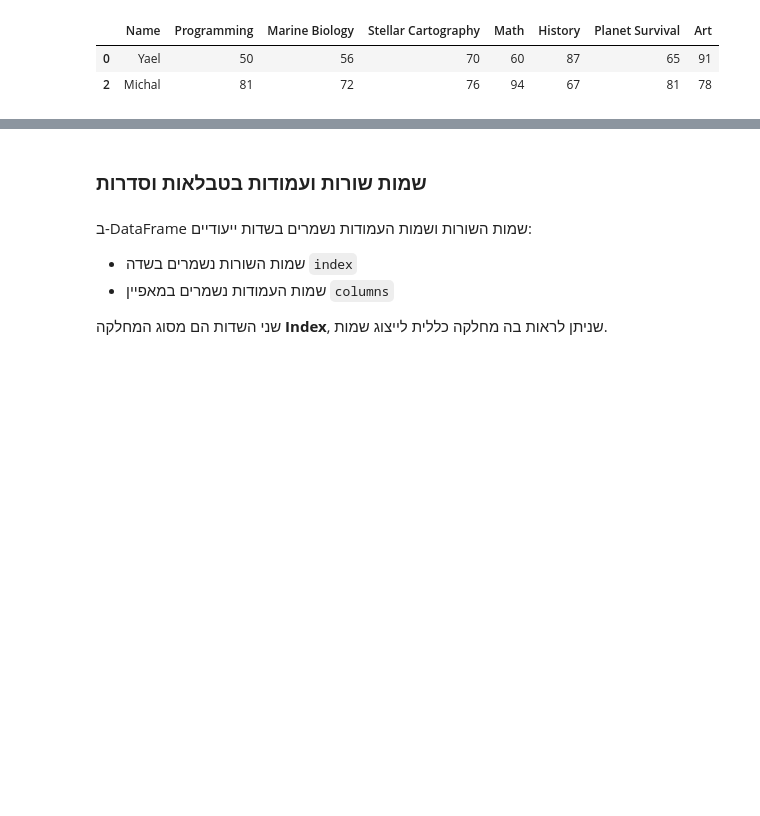
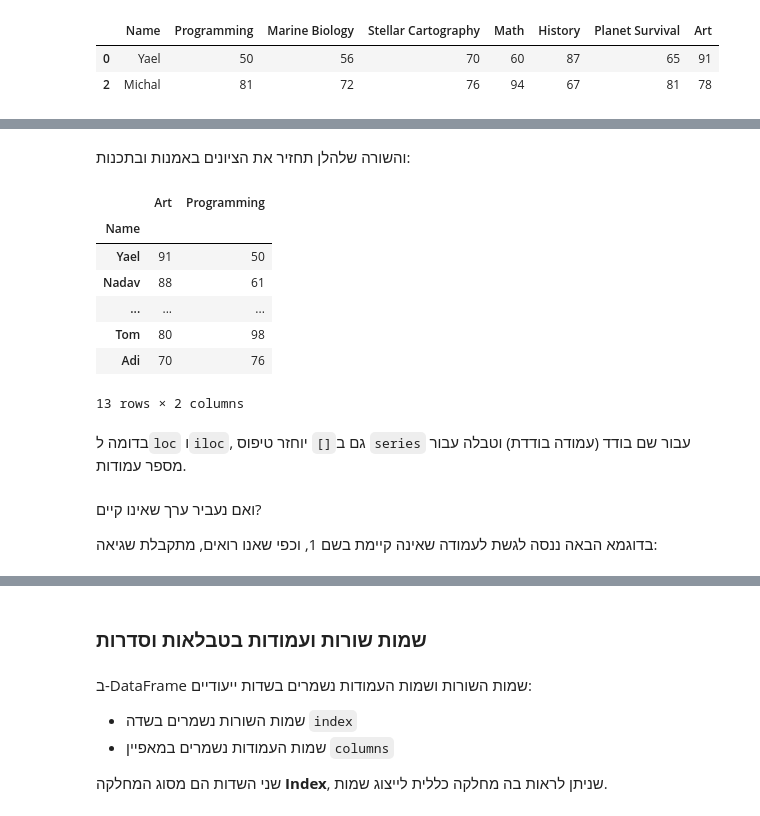
Before and after one commit to hag007/virtual-pyprog, a Jupyter notebook: 19_3_access-df.ipynb, the cells around one changed output, grey strips where cells are left out. Drawn from its saved outputs; the diff is of its cells as text; code cells hidden in the pictures; blank space fills up the shorter version.

```diff
--- a/19_3_access-df.ipynb
+++ b/19_3_access-df.ipynb
@@ -196,3 +303,7 @@ IndexingError: Too many indexers
+# %%
+inputFileName = "files/StudentsGrades.csv"
+df = pd.read_csv(inputFileName)
+display(df)
 # %% [markdown]
 <span class=custom-text-content>
 
@@ -251,0 +395,19 @@ print(df.loc[-1])
+# %% [markdown]
+והשורה שלהלן תחזיר את הציונים באמנות ובתכנות:
+# %%
+display(df[["Art", "Programming"]])
+# %% [output]
+|  | Art | Programming |
+| Name |  |  |
+| Yael | 91 | 50 |
+| Nadav | 88 | 61 |
+| ... | ... | ... |
+| Tom | 80 | 98 |
+| Adi | 70 | 76 |
+13 rows × 2 columns
+# %% [markdown]
+בדומה ל`loc` ו`iloc`, גם ב`[]` יוחזר טיפוס `series` עבור שם בודד (עמודה בודדת) וטבלה עבור מספר עמודות.
+# %% [markdown]
+ואם נעביר ערך שאינו קיים?
+
+בדוגמא הבאה ננסה לגשת לעמודה שאינה קיימת בשם 1, וכפי שאנו רואים, מתקבלת שגיאה:
```
Also changed, not shown: parts of 70 cells of this notebook, 17 other files.
